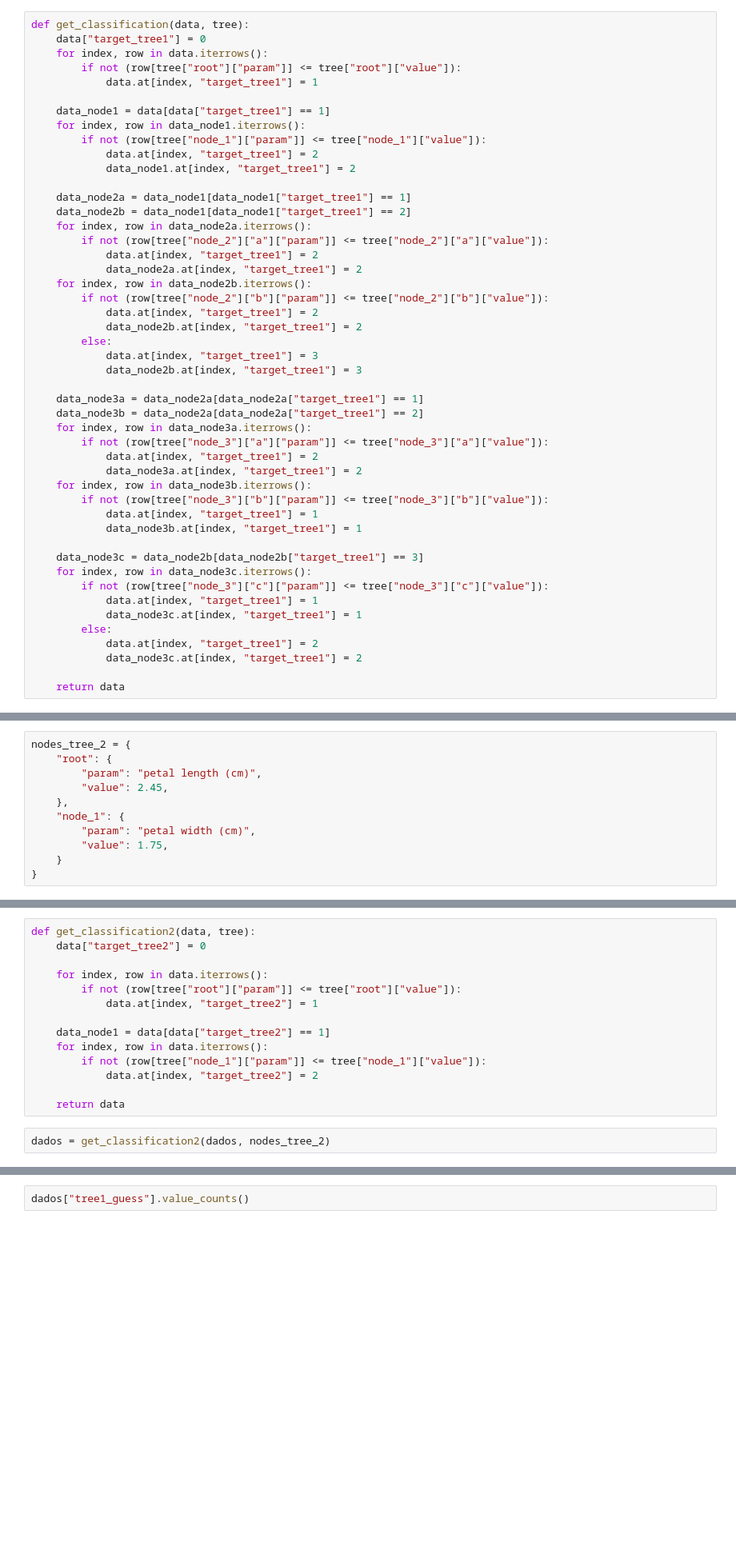
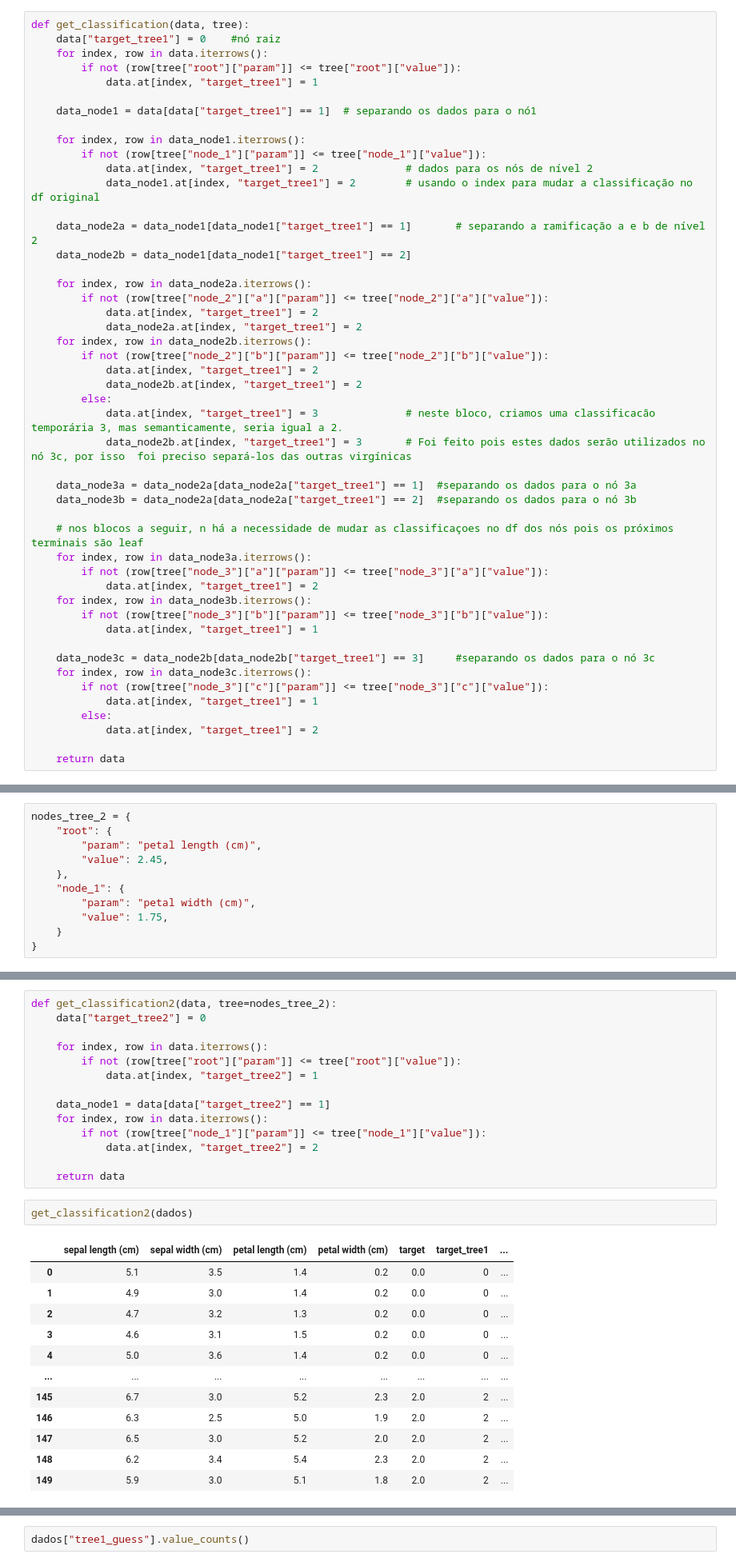
Before and after one commit to flaviowu/Blue_DS, a Jupyter notebook: Projeto2/Proj02.Blue.DS.M01.ipynb, the cells around one changed output, grey strips where cells are left out. Shown at 80% size. Cells and saved outputs as stored; diff of their text form; blank space fills up the shorter version.

```diff
--- a/Projeto2/Proj02.Blue.DS.M01.ipynb
+++ b/Projeto2/Proj02.Blue.DS.M01.ipynb
@@ -108,18 +155,20 @@ nodes_tree_1 = {
 # %%
 def get_classification(data, tree):
-    data["target_tree1"] = 0
+    data["target_tree1"] = 0    #nó raiz
     for index, row in data.iterrows():
         if not (row[tree["root"]["param"]] <= tree["root"]["value"]):
             data.at[index, "target_tree1"] = 1
 
-    data_node1 = data[data["target_tree1"] == 1]
+    data_node1 = data[data["target_tree1"] == 1]  # separando os dados para o nó1
+
     for index, row in data_node1.iterrows():
         if not (row[tree["node_1"]["param"]] <= tree["node_1"]["value"]):
-            data.at[index, "target_tree1"] = 2
-            data_node1.at[index, "target_tree1"] = 2
+            data.at[index, "target_tree1"] = 2              # dados para os nós de nível 2
+            data_node1.at[index, "target_tree1"] = 2        # usando o index para mudar a classificação no df original
 
-    data_node2a = data_node1[data_node1["target_tree1"] == 1]
+    data_node2a = data_node1[data_node1["target_tree1"] == 1]       # separando a ramificação a e b de nível 2
     data_node2b = data_node1[data_node1["target_tree1"] == 2]
+
     for index, row in data_node2a.iterrows():
         if not (row[tree["node_2"]["a"]["param"]] <= tree["node_2"]["a"]["value"]):
             data.at[index, "target_tree1"] = 2
@@ -129,28 +178,26 @@ def get_classification(data, tree):
             data.at[index, "target_tree1"] = 2
             data_node2b.at[index, "target_tree1"] = 2
         else:
-            data.at[index, "target_tree1"] = 3
-            data_node2b.at[index, "target_tree1"] = 3
+            data.at[index, "target_tree1"] = 3              # neste bloco, criamos uma classificacão temporária 3, mas semanticamente, seria igual a 2.
+            data_node2b.at[index, "target_tree1"] = 3       # Foi feito pois estes dados serão utilizados no nó 3c, por isso  foi preciso separá-los das outras virgínicas
 
-    data_node3a = data_node2a[data_node2a["target_tree1"] == 1]
-    data_node3b = data_node2a[data_node2a["target_tree1"] == 2]
+    data_node3a = data_node2a[data_node2a["target_tree1"] == 1]  #separando os dados para o nó 3a
+    data_node3b = data_node2a[data_node2a["target_tree1"] == 2]  #separando os dados para o nó 3b
+
+    # nos blocos a seguir, n há a necessidade de mudar as classificaçoes no df dos nós pois os próximos terminais são leaf
     for index, row in data_node3a.iterrows():
         if not (row[tree["node_3"]["a"]["param"]] <= tree["node_3"]["a"]["value"]):
             data.at[index, "target_tree1"] = 2
-            data_node3a.at[index, "target_tree1"] = 2
     for index, row in data_node3b.iterrows():
         if not (row[tree["node_3"]["b"]["param"]] <= tree["node_3"]["b"]["value"]):
             data.at[index, "target_tree1"] = 1
-            data_node3b.at[index, "target_tree1"] = 1
 
-    data_node3c = data_node2b[data_node2b["target_tree1"] == 3]
+    data_node3c = data_node2b[data_node2b["target_tree1"] == 3]     #separando os dados para o nó 3c
     for index, row in data_node3c.iterrows():
         if not (row[tree["node_3"]["c"]["param"]] <= tree["node_3"]["c"]["value"]):
             data.at[index, "target_tree1"] = 1
-            data_node3c.at[index, "target_tree1"] = 1
         else:
             data.at[index, "target_tree1"] = 2
-            data_node3c.at[index, "target_tree1"] = 2
 
     return data
 # %%
@@ -173,5 +231,5 @@ nodes_tree_2 = {
 # %%
-def get_classification2(data, tree):
+def get_classification2(data, tree=nodes_tree_2):
     data["target_tree2"] = 0
 
     for index, row in data.iterrows():
@@ -184,5 +242,18 @@ def get_classification2(data, tree):
             data.at[index, "target_tree2"] = 2
 
     return data
-# %%
-dados = get_classification2(dados, nodes_tree_2)
+# %%
+get_classification2(dados)
+# %% [output]
+|  | sepal length (cm) | sepal width (cm) | petal length (cm) | petal width (cm) | target | target_tree1 | ... |
+| 0 | 5.1 | 3.5 | 1.4 | 0.2 | 0.0 | 0 | ... |
+| 1 | 4.9 | 3.0 | 1.4 | 0.2 | 0.0 | 0 | ... |
+| 2 | 4.7 | 3.2 | 1.3 | 0.2 | 0.0 | 0 | ... |
+| 3 | 4.6 | 3.1 | 1.5 | 0.2 | 0.0 | 0 | ... |
+| 4 | 5.0 | 3.6 | 1.4 | 0.2 | 0.0 | 0 | ... |
+| ... | ... | ... | ... | ... | ... | ... | ... |
+| 145 | 6.7 | 3.0 | 5.2 | 2.3 | 2.0 | 2 | ... |
+| 146 | 6.3 | 2.5 | 5.0 | 1.9 | 2.0 | 2 | ... |
+| 147 | 6.5 | 3.0 | 5.2 | 2.0 | 2.0 | 2 | ... |
+| 148 | 6.2 | 3.4 | 5.4 | 2.3 | 2.0 | 2 | ... |
+| 149 | 5.9 | 3.0 | 5.1 | 1.8 | 2.0 | 2 | ... |
```
Also changed, not shown: parts of 43 cells of this notebook.
